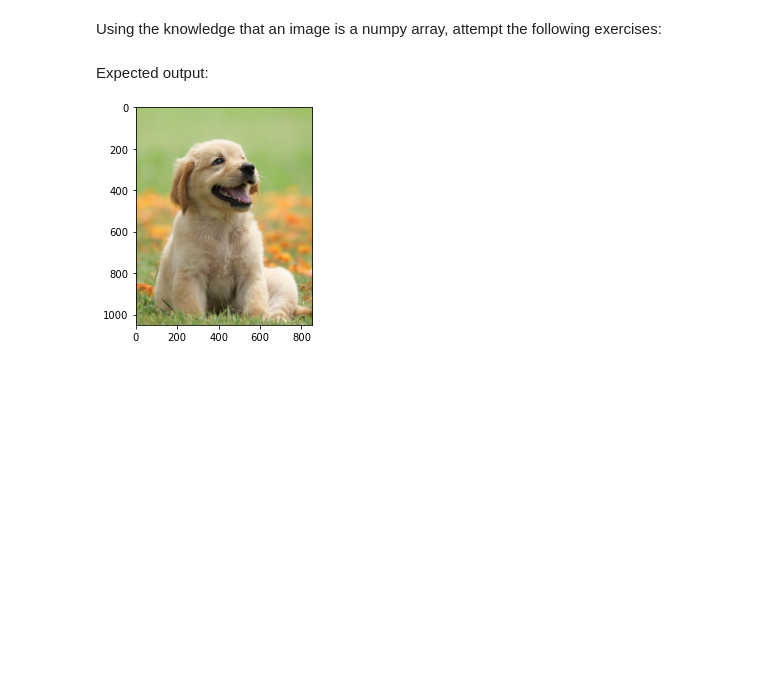
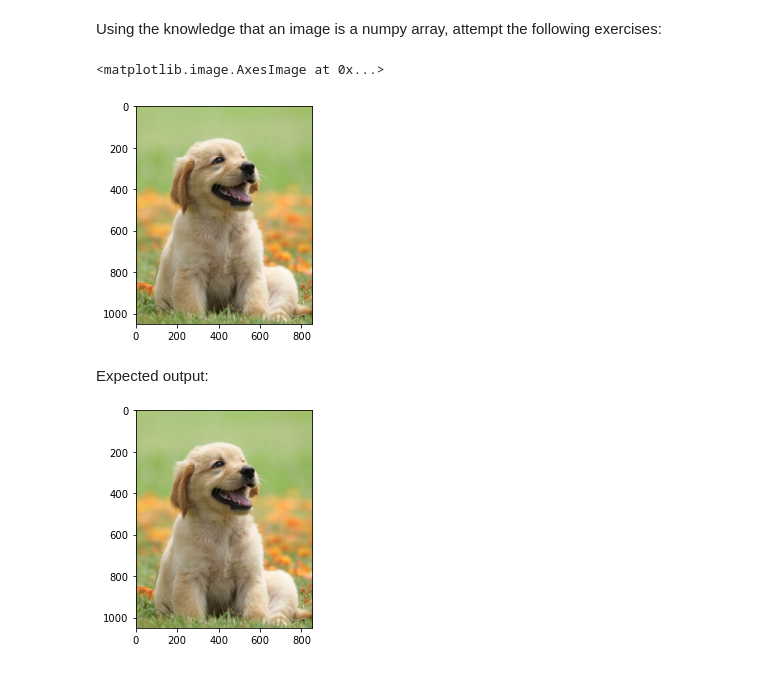
Before and after one commit to christoffer82/Py2b_christoffer_landstrom, a Jupyter notebook: week2/Exercise 2c - Understanding Images.ipynb, the cells around one changed output. Saved outputs shown, nothing was run; the diff lists cells and outputs as text; code cells hidden in the pictures; blank space fills up the shorter version.

```diff
--- a/week2/Exercise 2c - Understanding Images.ipynb
+++ b/week2/Exercise 2c - Understanding Images.ipynb
@@ -132,8 +133,11 @@ plt.imshow(img)
 <p> Using the knowledge that an image is a numpy array, attempt the following exercises: </p>
 # %%
 #Q1 Slice out puppy by slicing the numpy array from width 700-1550 pixels and height from 200 pixels to 1250, remeber to use copy!
-sliced_img = # TODO
+sliced_img = img[200:1250, 700:1550].copy()# TODO
 plt.imshow(sliced_img)
+# %% [output]
+<matplotlib.image.AxesImage at 0x...>
+[figure, added]
 # %% [markdown]
 Expected output:
 
```
Also changed, not shown: parts of 4 cells of this notebook.
